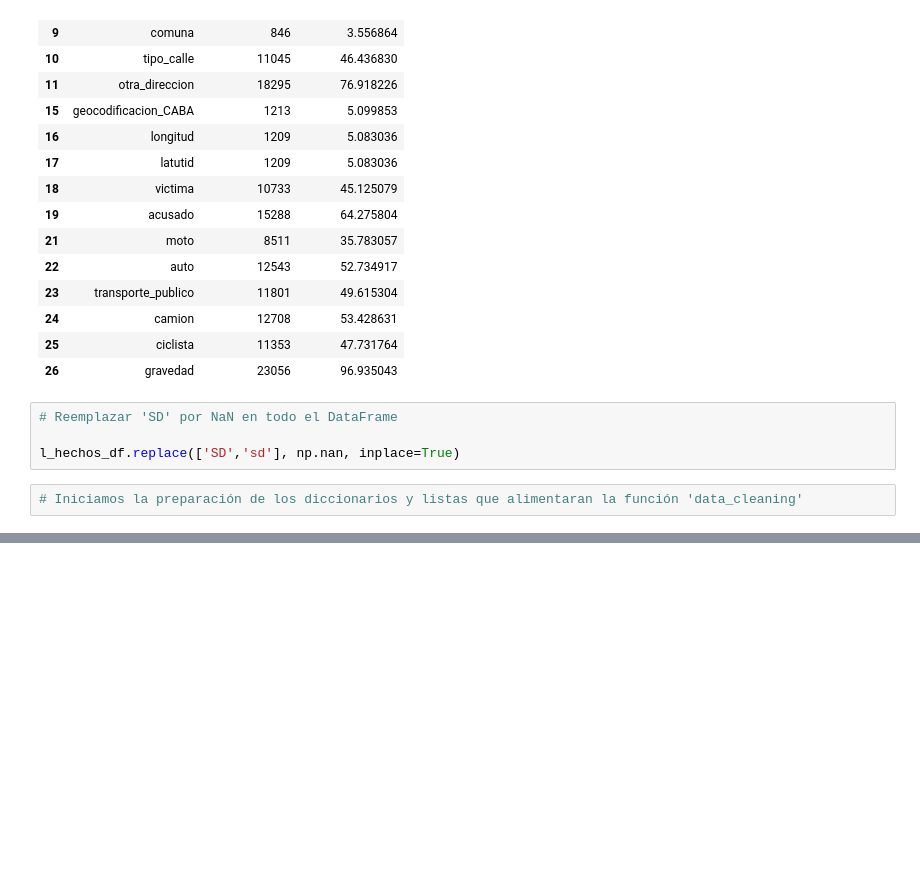
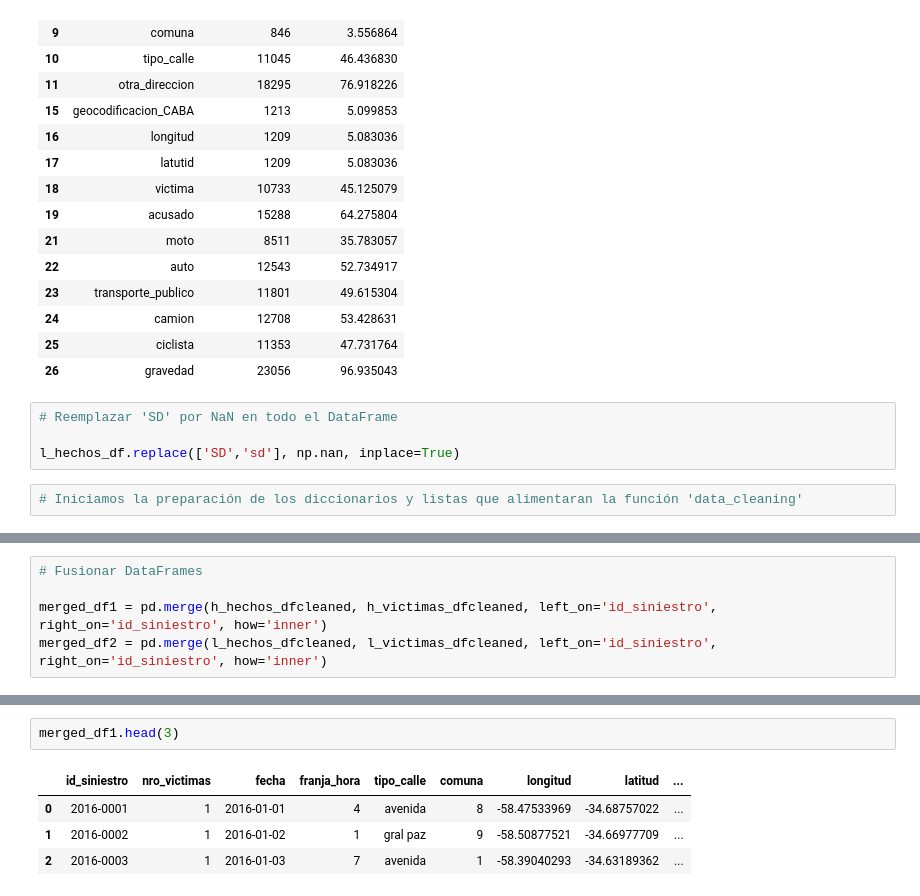
Before and after one commit to Gabbriela07/segundo_integrador_henry, a Jupyter notebook: Archivos_note/01-ETL.ipynb, the cells around one changed output, grey strips where cells are left out. Cells and saved outputs as stored; diff of their text form; blank space fills up the shorter version.

```diff
--- a/Archivos_note/01-ETL.ipynb
+++ b/Archivos_note/01-ETL.ipynb
@@ -364,0 +559,5 @@ l_hechos_df.replace(['SD','sd'], np.nan, inplace=True)
+# %%
+# Fusionar DataFrames
+
+merged_df1 = pd.merge(h_hechos_dfcleaned, h_victimas_dfcleaned, left_on='id_siniestro', right_on='id_siniestro', how='inner')
+merged_df2 = pd.merge(l_hechos_dfcleaned, l_victimas_dfcleaned, left_on='id_siniestro', right_on='id_siniestro', how='inner')
@@ -364,0 +571,7 @@ l_hechos_df.replace(['SD','sd'], np.nan, inplace=True)
+# %%
+merged_df1.head(3)
+# %% [output]
+|  | id_siniestro | nro_victimas | fecha | franja_hora | tipo_calle | comuna | longitud | latitud | ... |
+| 0 | 2016-0001 | 1 | 2016-01-01 | 4 | avenida | 8 | -58.47533969 | -34.68757022 | ... |
+| 1 | 2016-0002 | 1 | 2016-01-02 | 1 | gral paz | 9 | -58.50877521 | -34.66977709 | ... |
+| 2 | 2016-0003 | 1 | 2016-01-03 | 7 | avenida | 1 | -58.39040293 | -34.63189362 | ... |
```
Also changed, not shown: parts of 41 cells of this notebook, 2 other files.
